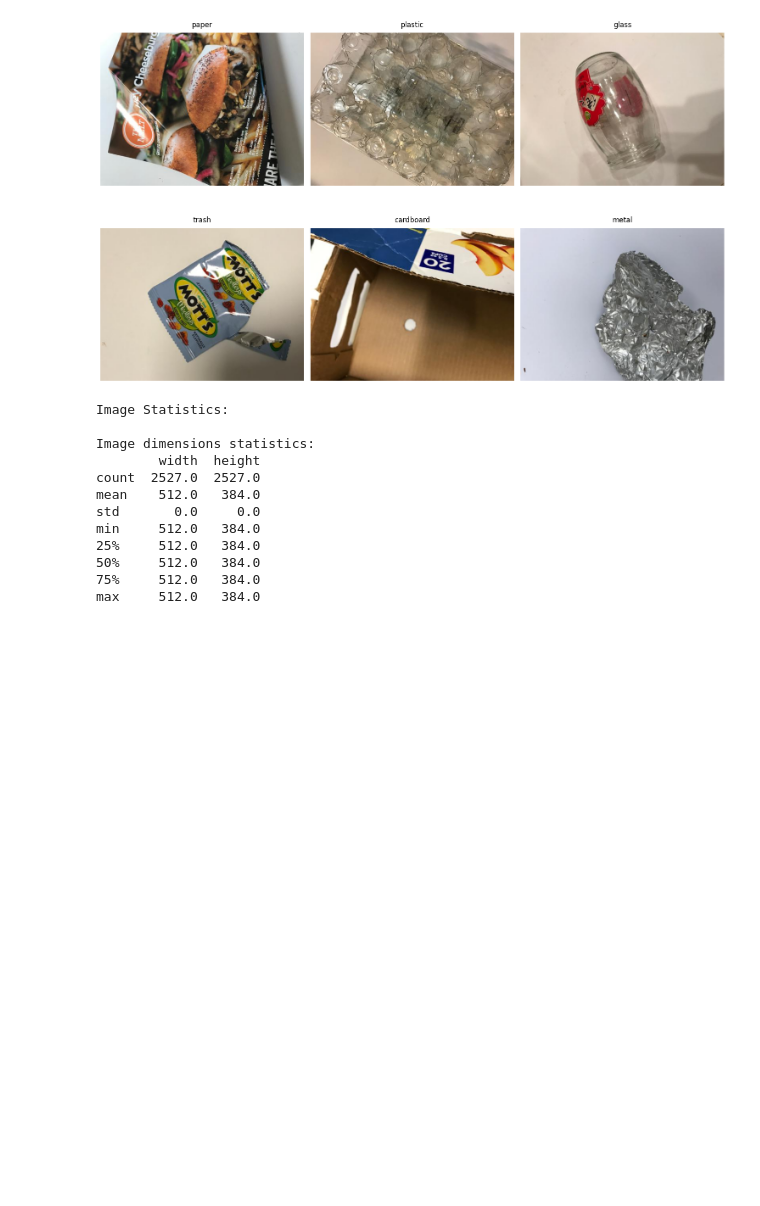
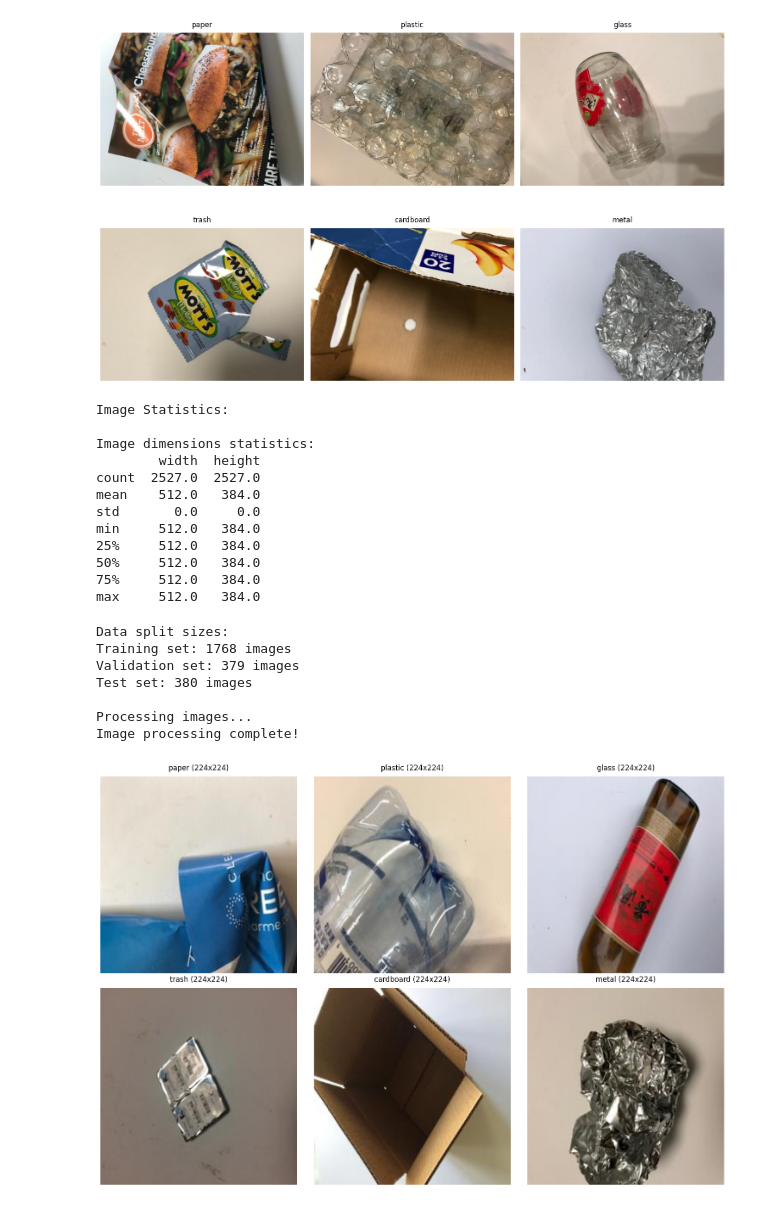
Before and after one commit to dtorrero/wasted, a Jupyter notebook: wasted.ipynb, the cells around one changed output. Saved outputs shown, nothing was run; the diff lists cells and outputs as text; code cells hidden in the pictures; blank space fills up the shorter version.

Commit message:
Split +  Resize

```diff
--- a/wasted.ipynb
+++ b/wasted.ipynb
@@ -111,0 +114,73 @@ max     512.0   384.0
+# %%
+# Split data into train/validation/test sets
+from sklearn.model_selection import train_test_split
+
+# First split: 70% train, 30% temp (which will be split into val and test)
+train_df, temp_df = train_test_split(df, test_size=0.3, random_state=42, stratify=df['category'])
+
+# Second split: Split temp into validation and test (50% each of the remaining 30%)
+val_df, test_df = train_test_split(temp_df, test_size=0.5, random_state=42, stratify=temp_df['category'])
+
+print("Data split sizes:")
+print(f"Training set: {len(train_df)} images")
+print(f"Validation set: {len(val_df)} images")
+print(f"Test set: {len(test_df)} images")
+
+# Function to resize and preprocess images
+def preprocess_image(image_path, target_size=(224, 224)):
+    img = Image.open(image_path)
+    img = img.resize(target_size, Image.Resampling.LANCZOS)
+    img = img.convert('RGB')  # Ensure image is in RGB format
+    return img
+
+# Create directories for processed images
+processed_base = Path('data/processed')
+for split in ['train', 'val', 'test']:
+    (processed_base / split).mkdir(parents=True, exist_ok=True)
+    for category in df['category'].unique():
+        (processed_base / split / category).mkdir(parents=True, exist_ok=True)
+
+# Process and save images for each split
+def process_and_save_split(split_df, split_name):
+    for idx, row in split_df.iterrows():
+        # Get the image and category
+        img = preprocess_image(row['image_path'])
+        category = row['category']
+
+        # Create new filename
+        new_filename = f"{idx}_{Path(row['image_path']).name}"
+        save_path = processed_base / split_name / category / new_filename
+
+        # Save the processed image
+        img.save(save_path)
+
+# Process all splits
+print("\nProcessing images...")
+process_and_save_split(train_df, 'train')
+process_and_save_split(val_df, 'val')
+process_and_save_split(test_df, 'test')
+print("Image processing complete!")
+
+# Display sample of processed images
+plt.figure(figsize=(15, 10))
+for idx, category in enumerate(df['category'].unique()):
+    # Get the first processed image path for this category
+    processed_path = next((processed_base / 'train' / category).glob('*.jpg'))
+
+    plt.subplot(2, 3, idx + 1)
+    img = Image.open(processed_path)
+    plt.imshow(img)
+    plt.title(f"{category} (224x224)", fontsize=12, pad=10)
+    plt.axis('off')
+
+plt.tight_layout()
+plt.show()
+# %% [output]
+Data split sizes:
+Training set: 1768 images
+Validation set: 379 images
+Test set: 380 images
+
+Processing images...
+Image processing complete!
+[figure, added]
```
Also changed, not shown: parts of 1 cell of this notebook, 1 other file.
